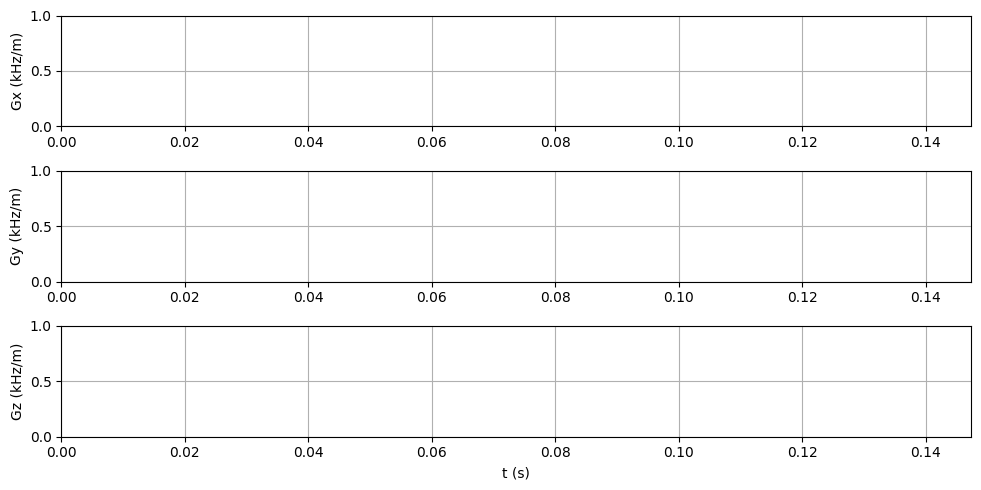
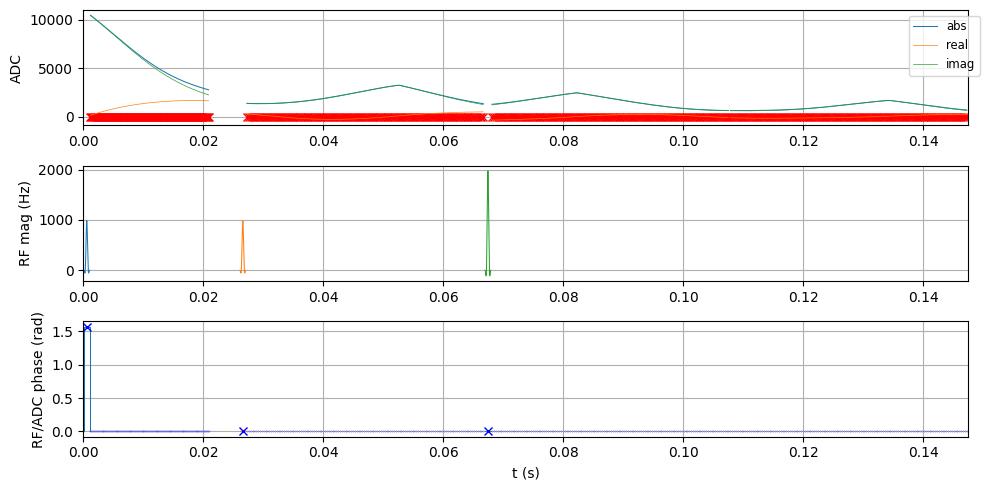
Unified diff of the notebook cell whose output changed from the first chart to the second:
--- before
+++ after
@@ -24,6 +24,8 @@
 
 #@title quick 2D brain phantom sim and plot
-signal = mr0.util.simulate_2d(seq,)
+signal, _ = mr0.util.simulate(seq)
 seq.plot(plot_now=False)
 mr0.util.insert_signal_plot(seq=seq, signal =signal.numpy())
+plt.close(plt.figure(2))     # closing pypulseq gradient plot
+plt.tight_layout()
 plt.show()

Commit: updated pypulseq version to 1.4.2post2 reworked simulation plots fixed small errors with slider and interactive input replaced deprecated mr0 functions (loading phantoms and simulating) reworked pulseq_rf_shim notebook (was outdated) -> added 7T phantom and B1 map file to playground repo tested on r